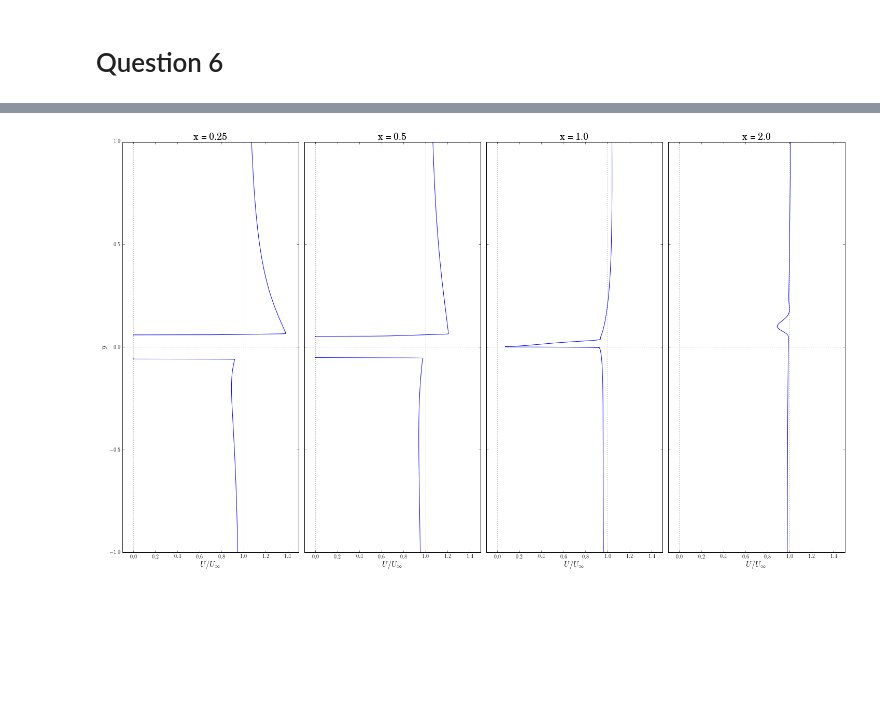
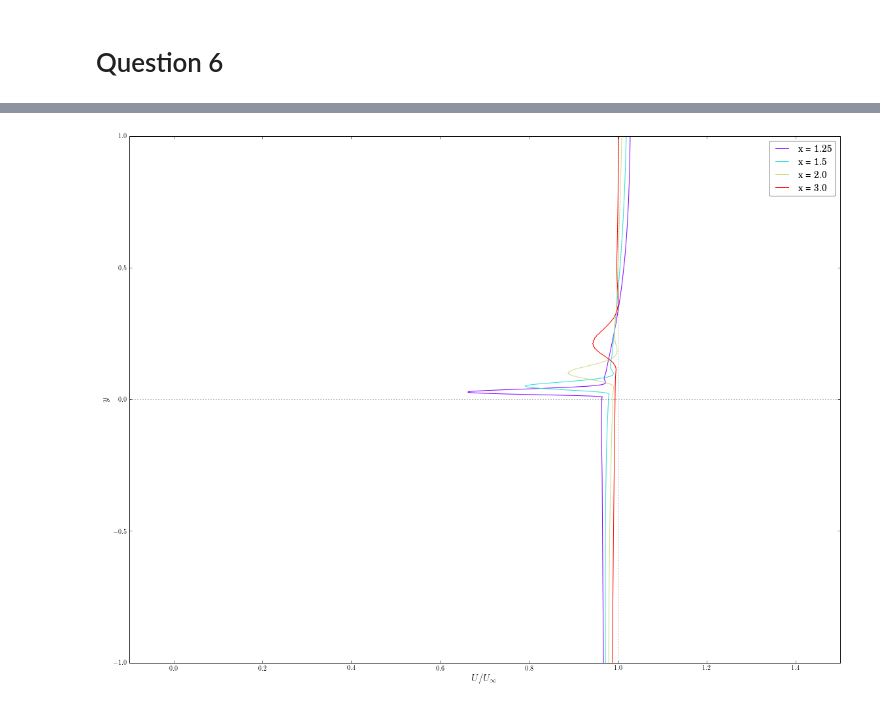
Before and after one commit to selimb/schoolstuff, a Jupyter notebook: mech539/ass5/Untitled.ipynb, the cells around one changed output, grey strips where cells are left out. Saved outputs shown, nothing was run; the diff lists cells and outputs as text; code cells hidden in the pictures; blank space fills up the shorter version.

```diff
--- a/mech539/ass5/Untitled.ipynb
+++ b/mech539/ass5/Untitled.ipynb
@@ -505,42 +487,48 @@ def find_lims(xloc):
     return np.sort(y[np.abs(x[:,0] - xloc).argsort(), 0][:2])
 # %%
 def mom():
-    fig, axes = plt.subplots(figsize=(20, 12), nrows=1, ncols=4, sharex=True, sharey=True)
+    #     fig, axes = plt.subplots(figsize=(20, 12), nrows=1, ncols=4, sharex=True, sharey=True)
+    fig, ax = plt.subplots(figsize=(16, 12))
     flat_grid = np.vstack([x.flatten(), y.flatten()]).T
     Uflat = np.sqrt(u**2 + v**2).flatten()
     yi0 = np.linspace(-1.0, 1.0, 2000)
     x0 = np.ones_like(yi0)*-10
     p0 = np.vstack([x0, yi0]).T
     Uprof0 = griddata(flat_grid, Uflat, p0)
     U0 = np.average(Uprof0)
     Uprof0 = Uprof0/U0
 
     all_xloc = [0.25, 0.5, 1.0, 2.0]
-#     all_xloc = [i + 1 for i in all_xloc]
-    for xloc, ax in zip(all_xloc, axes):
+    all_xloc = [i + 1 for i in all_xloc]
+    #     for xloc, ax in zip(all_xloc, axes):
+    cm_subsection = np.linspace(0, 1, len(all_xloc))
+    colors = [ cm.rainbow(c) for c in cm_subsection ]
+    for xloc, color in zip(all_xloc, colors):
         lims = [0.0, 0.0]
         if xloc < 1.0:
             lims = find_lims(xloc)*0.95
 
         num = 3000
         yi = np.hstack([np.linspace(-1.0, lims[0], num), np.linspace(lims[1], 1.0, num)])
         xi = np.ones_like(yi)*xloc
 
         points = np.vstack([xi, yi]).T
         Uprof = griddata(flat_grid, Uflat, points)
         Uprof = Uprof/U0
-        ax.plot(Uprof[:num], yi[:num], 'b')
-        ax.plot(Uprof[num+1:], yi[num+1:], 'b')
-        ax.set_xticks([0.0, 1.0], minor=True)
-        ax.set_yticks([0.0], minor=True)
-        ax.grid(True, which='minor')
-        ax.set_xlim(-0.1, 1.5)
-        ax.set_xlabel('$U/U_\infty$')
-        ax.set_title('x = %s' % xloc)
-        fig.tight_layout()
-#         savefig(fig, 'mom.pdf', orientation='landscape')
+        ax.plot(Uprof[:num], yi[:num], color=color, label='x = %s' % xloc)
+        ax.plot(Uprof[num+1:], yi[num+1:], color=color)
 
-    axes[0].set_ylabel('$y$')
+    ax.set_xticks([1.0], minor=True)
+    ax.set_yticks([0.0], minor=True)
+    ax.grid(True, which='minor')
+    ax.set_xlim(-0.1, 1.5)
+    ax.set_xlabel('$U/U_\infty$')
+    ax.set_ylabel('$y$')
+    ax.legend()
+    #     ax.set_title()
+    fig.tight_layout()
+    savefig(fig, 'mom.pdf')
+
 mom()
 # %% [output]
-[figure, old version]
+[figure, new version]
```
Also changed, not shown: parts of 2 cells of this notebook, 2 other files.
